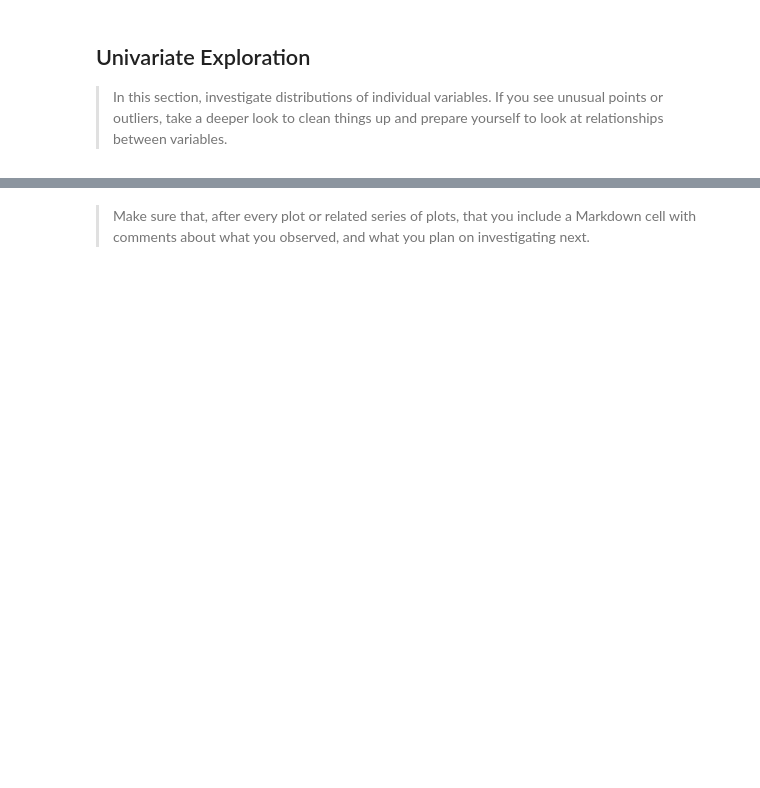
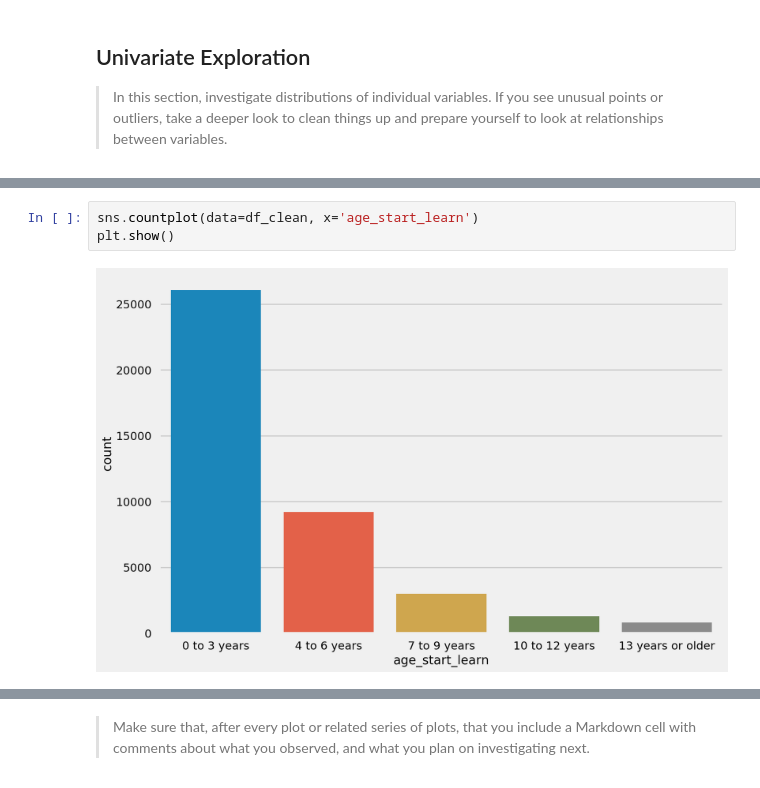
Before and after one commit to kennethn/data-analyst-nanodegree, a Jupyter notebook: 5_Communicate_Data_Findings/PISA_Data_Exploration.ipynb, the cells around one changed output, grey strips where cells are left out. Cells and saved outputs as stored; diff of their text form; blank space fills up the shorter version.

```diff
--- a/5_Communicate_Data_Findings/PISA_Data_Exploration.ipynb
+++ b/5_Communicate_Data_Findings/PISA_Data_Exploration.ipynb
@@ -573,0 +266,5 @@ and prepare yourself to look at relationships between variables.
+# %%
+sns.countplot(data=df_clean, x='age_start_learn')
+plt.show()
+# %% [output]
+[figure, added]
```
Also changed, not shown: parts of 78 cells of this notebook, 4 other files.
